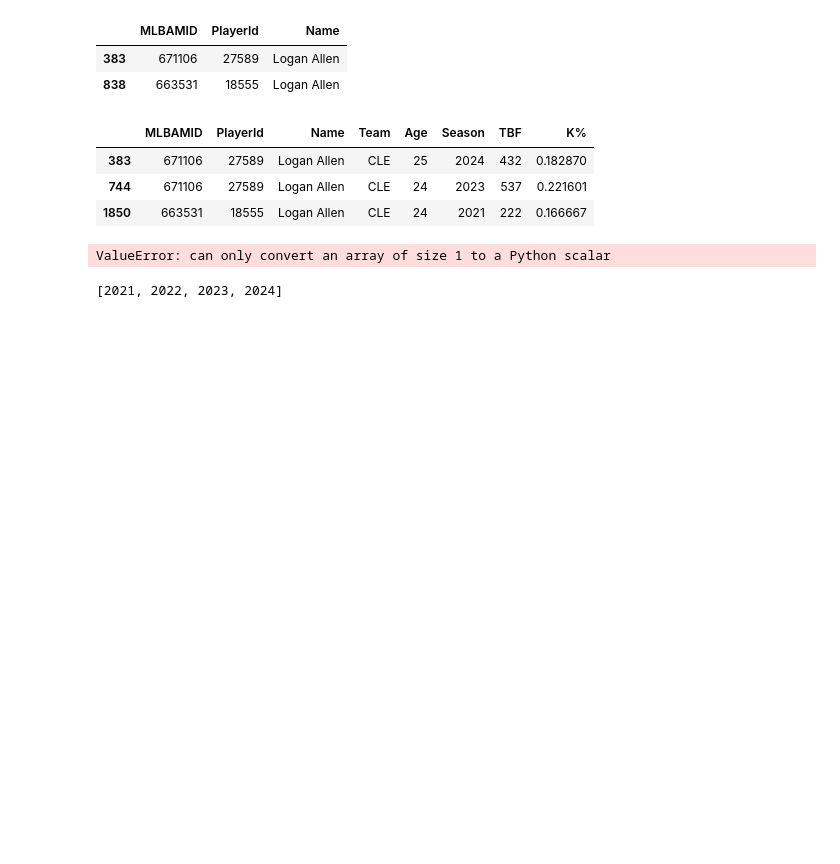
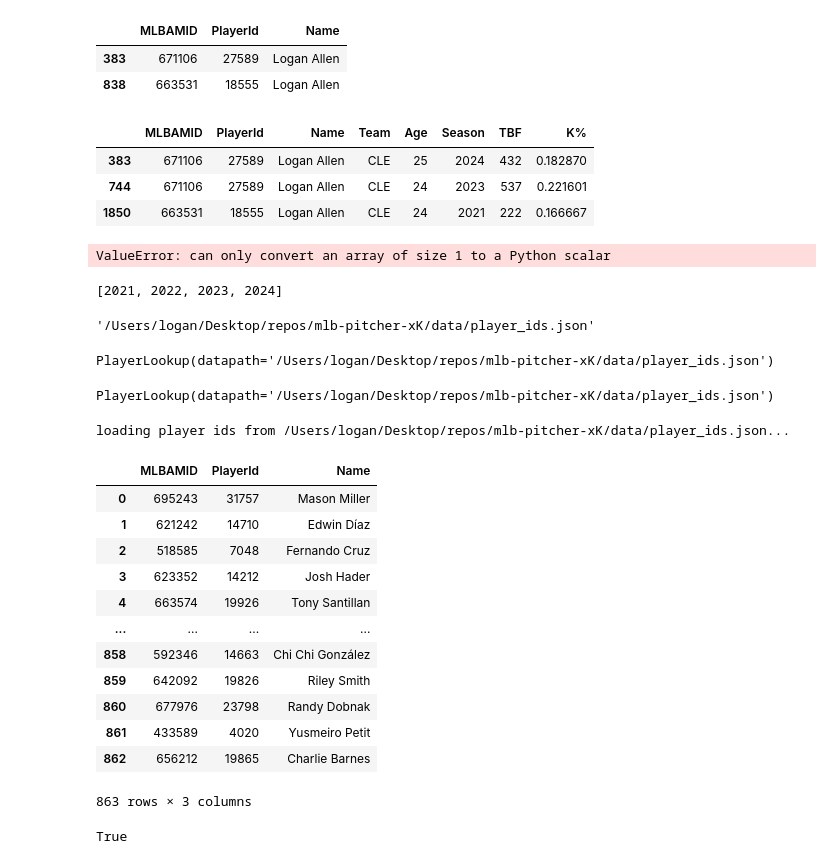
Before and after one commit to loganthomas/mlb-pitcher-xK, a Jupyter notebook: notebooks/scratch.ipynb, the cells around one changed output. Cells and saved outputs as stored; diff of their text form; code cells hidden in the pictures; blank space fills up the shorter version.

Commit message:
ENH: refactor player lookup

```diff
--- a/notebooks/scratch.ipynb
+++ b/notebooks/scratch.ipynb
@@ -205,2 +207,37 @@ sorted(df.Season.unique())
+# %%
+data_utils.PlayerLookup().datapath
+# %% [output]
+'/Users/logan/Desktop/repos/mlb-pitcher-xK/data/player_ids.json'
+# %%
+lookup = data_utils.PlayerLookup()
+lookup
+# %% [output]
+PlayerLookup(datapath='/Users/logan/Desktop/repos/mlb-pitcher-xK/data/player_ids.json')
+# %%
+data_utils.PlayerLookup(datapath='/Users/logan/Desktop/repos/mlb-pitcher-xK/data/player_ids.json')
+# %% [output]
+PlayerLookup(datapath='/Users/logan/Desktop/repos/mlb-pitcher-xK/data/player_ids.json')
+# %%
+lookup.mapping
+# %% [output]
+loading player ids from /Users/logan/Desktop/repos/mlb-pitcher-xK/data/player_ids.json...
+|  | MLBAMID | PlayerId | Name |
+| 0 | 695243 | 31757 | Mason Miller |
+| 1 | 621242 | 14710 | Edwin Díaz |
+| 2 | 518585 | 7048 | Fernando Cruz |
+| 3 | 623352 | 14212 | Josh Hader |
+| 4 | 663574 | 19926 | Tony Santillan |
+| ... | ... | ... | ... |
+| 858 | 592346 | 14663 | Chi Chi González |
+| 859 | 642092 | 19826 | Riley Smith |
+| 860 | 677976 | 23798 | Randy Dobnak |
+| 861 | 433589 | 4020 | Yusmeiro Petit |
+| 862 | 656212 | 19865 | Charlie Barnes |
+863 rows × 3 columns
+# %%
+data_dir = here.parents[2].joinpath('data')
+data_dir.exists()
+# %% [output]
+True
 # %%
 # TODO: how to handle multiple teams in supplemental data....
```
Also changed, not shown: parts of 1 cell of this notebook, 2 other files.
